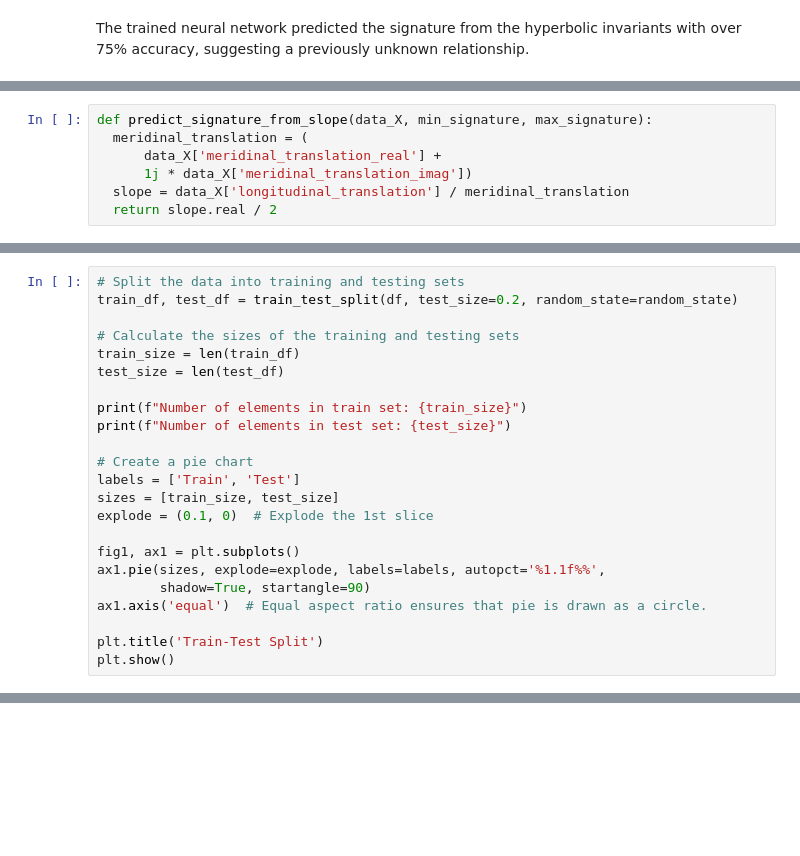
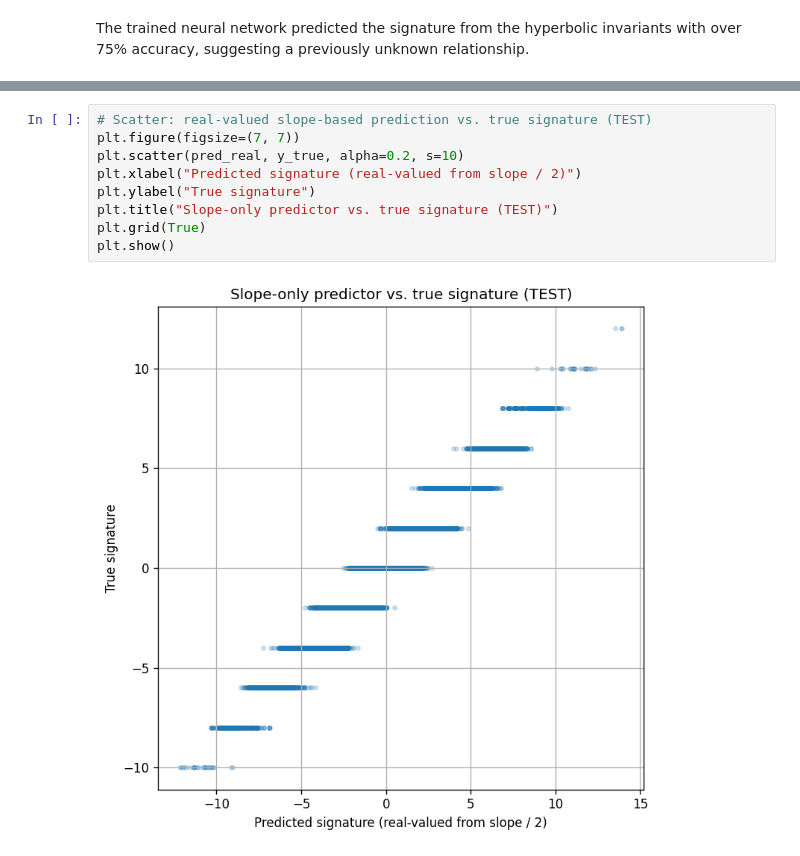
Before and after one commit to Nebius-Academy/ai-in-math-course, a Jupyter notebook: Lecture5/Notebook_5.ipynb, the cells around one changed output, grey strips where cells are left out. Drawn from its saved outputs; the diff is of its cells as text; blank space fills up the shorter version.

```diff
--- a/Lecture5/Notebook_5.ipynb
+++ b/Lecture5/Notebook_5.ipynb
@@ -712,7 +504,0 @@ $\gamma^{\perp}$ might not be the same as its starting point.
-# %%
-def predict_signature_from_slope(data_X, min_signature, max_signature):
-  meridinal_translation = (
-      data_X['meridinal_translation_real'] +
-      1j * data_X['meridinal_translation_imag'])
-  slope = data_X['longitudinal_translation'] / meridinal_translation
-  return slope.real / 2
@@ -834,23 +504,0 @@ assert df.shape == (num_matrices, dim * (dim + 1) // 2 + dim)
-# %%
-# Split the data into training and testing sets
-train_df, test_df = train_test_split(df, test_size=0.2, random_state=random_state)
-
-# Calculate the sizes of the training and testing sets
-train_size = len(train_df)
-test_size = len(test_df)
-
-print(f"Number of elements in train set: {train_size}")
-print(f"Number of elements in test set: {test_size}")
-
-# Create a pie chart
-labels = ['Train', 'Test']
-sizes = [train_size, test_size]
-explode = (0.1, 0)  # Explode the 1st slice
-
-fig1, ax1 = plt.subplots()
-ax1.pie(sizes, explode=explode, labels=labels, autopct='%1.1f%%',
-        shadow=True, startangle=90)
-ax1.axis('equal')  # Equal aspect ratio ensures that pie is drawn as a circle.
-
-plt.title('Train-Test Split')
-plt.show()
@@ -1709,0 +675,11 @@ loss_df
+# %%
+# Scatter: real-valued slope-based prediction vs. true signature (TEST)
+plt.figure(figsize=(7, 7))
+plt.scatter(pred_real, y_true, alpha=0.2, s=10)
+plt.xlabel("Predicted signature (real-valued from slope / 2)")
+plt.ylabel("True signature")
+plt.title("Slope-only predictor vs. true signature (TEST)")
+plt.grid(True)
+plt.show()
+# %% [output]
+[figure, added]
```
Also changed, not shown: parts of 139 cells of this notebook, 2 other files.
